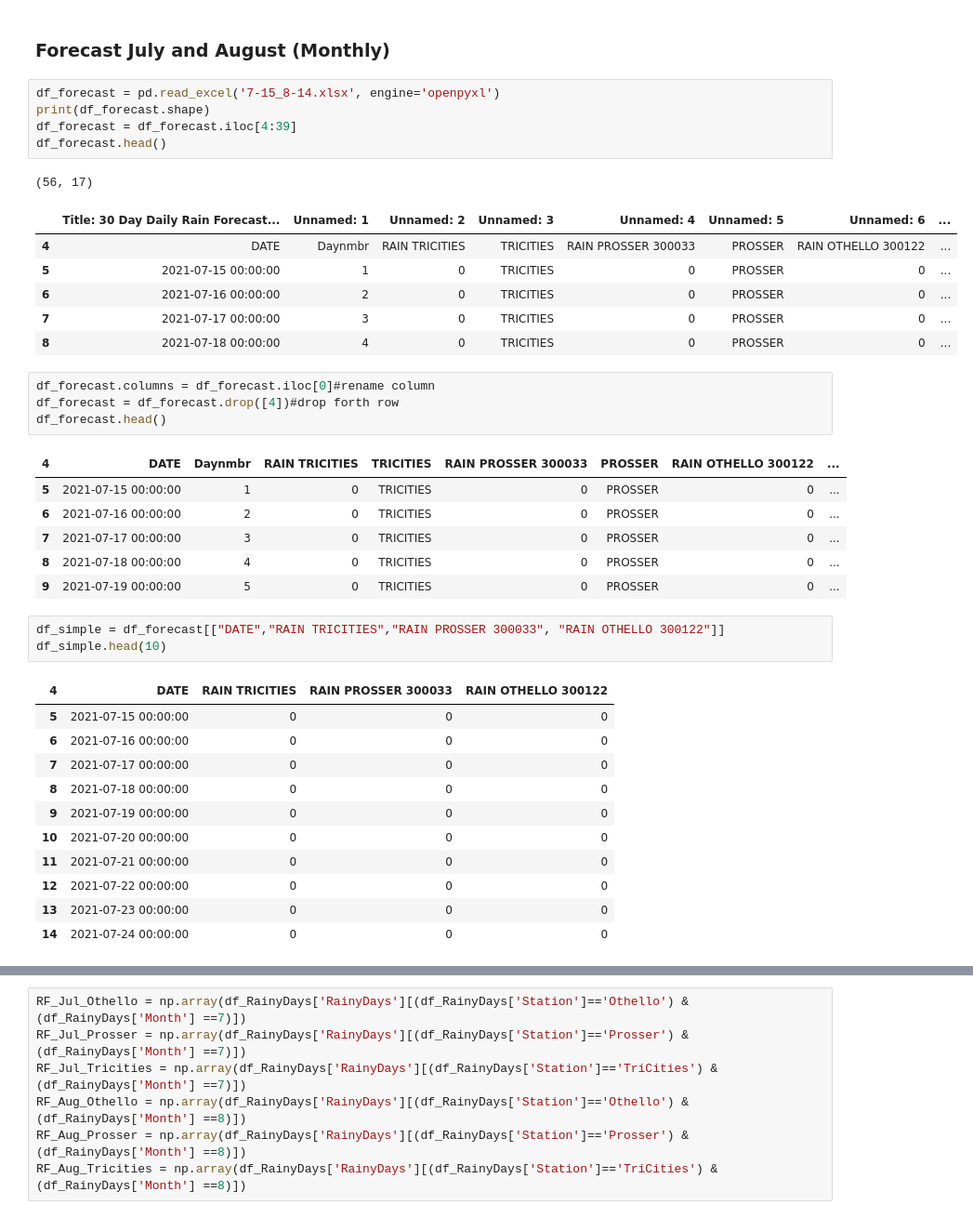
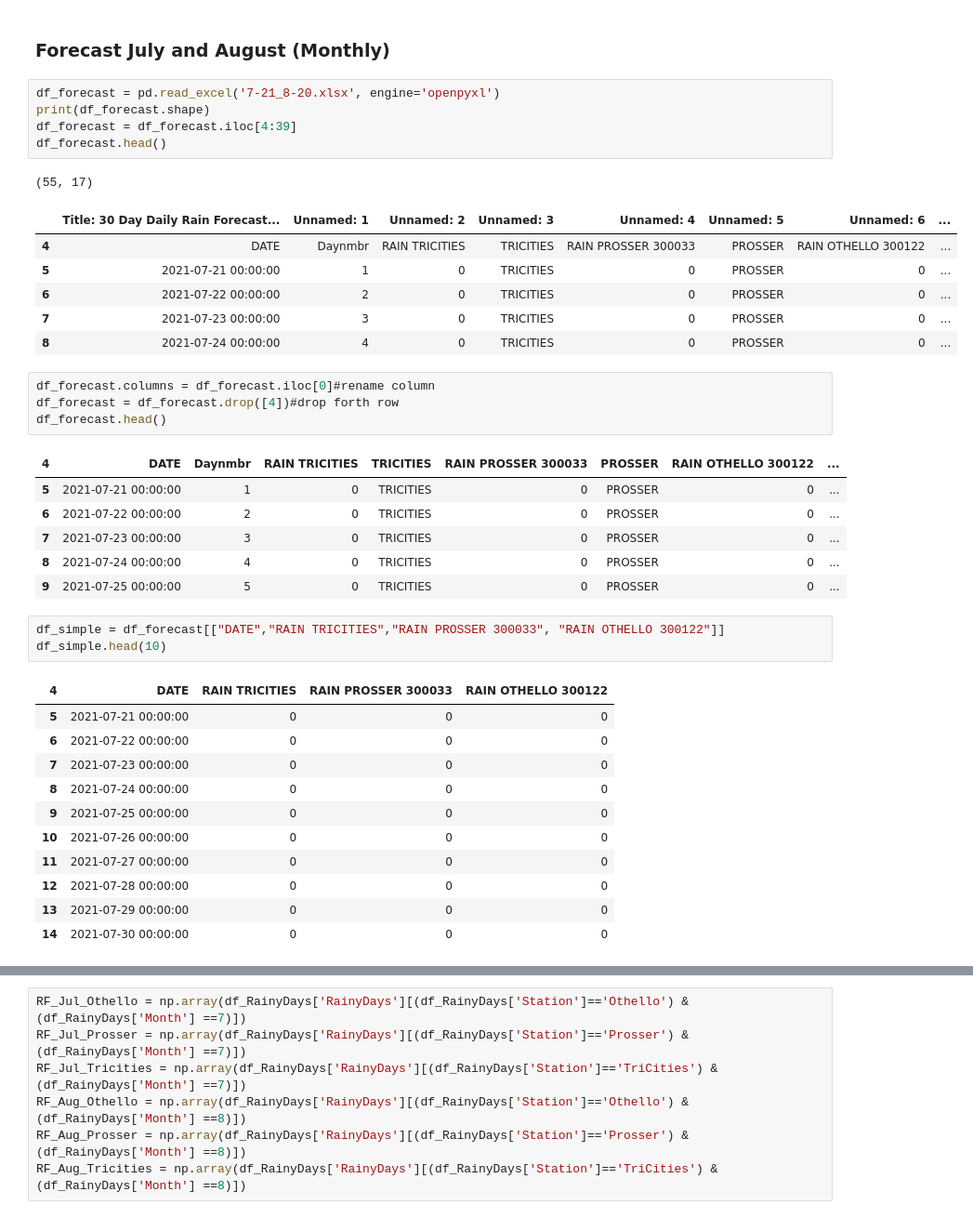
Before and after one commit to d-linnard/LateBlight, a Jupyter notebook: Scripts/Lateblight_2021_JA.ipynb, the cells around one changed output, grey strips where cells are left out. Shown at 93% size. Drawn from its saved outputs; the diff is of its cells as text.

Commit message:
forecasts July 23

```diff
--- a/Scripts/Lateblight_2021_JA.ipynb
+++ b/Scripts/Lateblight_2021_JA.ipynb
@@ -258,44 +258,44 @@ RD_Aug_Tricities= 0
 # %% [markdown]
 ### Forecast July and August (Monthly)
 # %%
-df_forecast = pd.read_excel('7-15_8-14.xlsx', engine='openpyxl')
+df_forecast = pd.read_excel('7-21_8-20.xlsx', engine='openpyxl')
 print(df_forecast.shape)
 df_forecast = df_forecast.iloc[4:39]
 df_forecast.head()
 # %% [output]
-(56, 17)
+(55, 17)
 |  | Title: 30 Day Daily Rain Forecast... | Unnamed: 1 | Unnamed: 2 | Unnamed: 3 | Unnamed: 4 | Unnamed: 5 | Unnamed: 6 | ... |
 | 4 | DATE | Daynmbr | RAIN TRICITIES | TRICITIES | RAIN PROSSER 300033 | PROSSER | RAIN OTHELLO 300122 | ... |
-| 5 | 2021-07-15 00:00:00 | 1 | 0 | TRICITIES | 0 | PROSSER | 0 | ... |
-| 6 | 2021-07-16 00:00:00 | 2 | 0 | TRICITIES | 0 | PROSSER | 0 | ... |
-| 7 | 2021-07-17 00:00:00 | 3 | 0 | TRICITIES | 0 | PROSSER | 0 | ... |
-| 8 | 2021-07-18 00:00:00 | 4 | 0 | TRICITIES | 0 | PROSSER | 0 | ... |
+| 5 | 2021-07-21 00:00:00 | 1 | 0 | TRICITIES | 0 | PROSSER | 0 | ... |
+| 6 | 2021-07-22 00:00:00 | 2 | 0 | TRICITIES | 0 | PROSSER | 0 | ... |
+| 7 | 2021-07-23 00:00:00 | 3 | 0 | TRICITIES | 0 | PROSSER | 0 | ... |
+| 8 | 2021-07-24 00:00:00 | 4 | 0 | TRICITIES | 0 | PROSSER | 0 | ... |
 # %%
 df_forecast.columns = df_forecast.iloc[0]#rename column
 df_forecast = df_forecast.drop([4])#drop forth row
 df_forecast.head()
 # %% [output]
 | 4 | DATE | Daynmbr | RAIN TRICITIES | TRICITIES | RAIN PROSSER 300033 | PROSSER | RAIN OTHELLO 300122 | ... |
-| 5 | 2021-07-15 00:00:00 | 1 | 0 | TRICITIES | 0 | PROSSER | 0 | ... |
-| 6 | 2021-07-16 00:00:00 | 2 | 0 | TRICITIES | 0 | PROSSER | 0 | ... |
-| 7 | 2021-07-17 00:00:00 | 3 | 0 | TRICITIES | 0 | PROSSER | 0 | ... |
-| 8 | 2021-07-18 00:00:00 | 4 | 0 | TRICITIES | 0 | PROSSER | 0 | ... |
-| 9 | 2021-07-19 00:00:00 | 5 | 0 | TRICITIES | 0 | PROSSER | 0 | ... |
+| 5 | 2021-07-21 00:00:00 | 1 | 0 | TRICITIES | 0 | PROSSER | 0 | ... |
+| 6 | 2021-07-22 00:00:00 | 2 | 0 | TRICITIES | 0 | PROSSER | 0 | ... |
+| 7 | 2021-07-23 00:00:00 | 3 | 0 | TRICITIES | 0 | PROSSER | 0 | ... |
+| 8 | 2021-07-24 00:00:00 | 4 | 0 | TRICITIES | 0 | PROSSER | 0 | ... |
+| 9 | 2021-07-25 00:00:00 | 5 | 0 | TRICITIES | 0 | PROSSER | 0 | ... |
 # %%
 df_simple = df_forecast[["DATE","RAIN TRICITIES","RAIN PROSSER 300033", "RAIN OTHELLO 300122"]]
 df_simple.head(10)
 # %% [output]
 | 4 | DATE | RAIN TRICITIES | RAIN PROSSER 300033 | RAIN OTHELLO 300122 |
-| 5 | 2021-07-15 00:00:00 | 0 | 0 | 0 |
-| 6 | 2021-07-16 00:00:00 | 0 | 0 | 0 |
-| 7 | 2021-07-17 00:00:00 | 0 | 0 | 0 |
-| 8 | 2021-07-18 00:00:00 | 0 | 0 | 0 |
-| 9 | 2021-07-19 00:00:00 | 0 | 0 | 0 |
-| 10 | 2021-07-20 00:00:00 | 0 | 0 | 0 |
-| 11 | 2021-07-21 00:00:00 | 0 | 0 | 0 |
-| 12 | 2021-07-22 00:00:00 | 0 | 0 | 0 |
-| 13 | 2021-07-23 00:00:00 | 0 | 0 | 0 |
-| 14 | 2021-07-24 00:00:00 | 0 | 0 | 0 |
+| 5 | 2021-07-21 00:00:00 | 0 | 0 | 0 |
+| 6 | 2021-07-22 00:00:00 | 0 | 0 | 0 |
+| 7 | 2021-07-23 00:00:00 | 0 | 0 | 0 |
+| 8 | 2021-07-24 00:00:00 | 0 | 0 | 0 |
+| 9 | 2021-07-25 00:00:00 | 0 | 0 | 0 |
+| 10 | 2021-07-26 00:00:00 | 0 | 0 | 0 |
+| 11 | 2021-07-27 00:00:00 | 0 | 0 | 0 |
+| 12 | 2021-07-28 00:00:00 | 0 | 0 | 0 |
+| 13 | 2021-07-29 00:00:00 | 0 | 0 | 0 |
+| 14 | 2021-07-30 00:00:00 | 0 | 0 | 0 |
 # %%
 df_simple = df_simple.rename(columns={"RAIN TRICITIES": "TriCities",
                           "RAIN PROSSER 300033": "Prosser",
```
Also changed, not shown: parts of 6 cells of this notebook, 5 other files.
